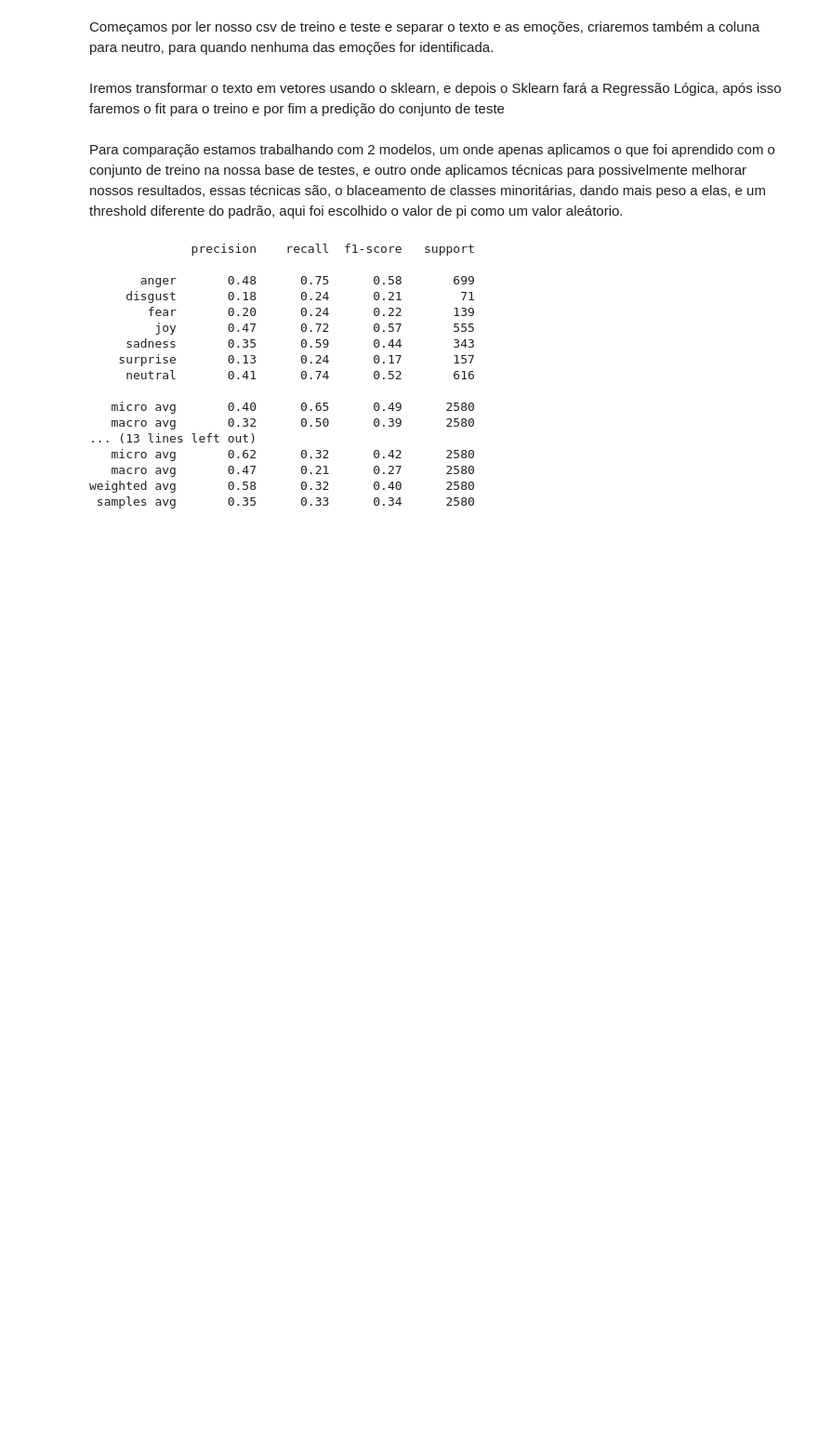
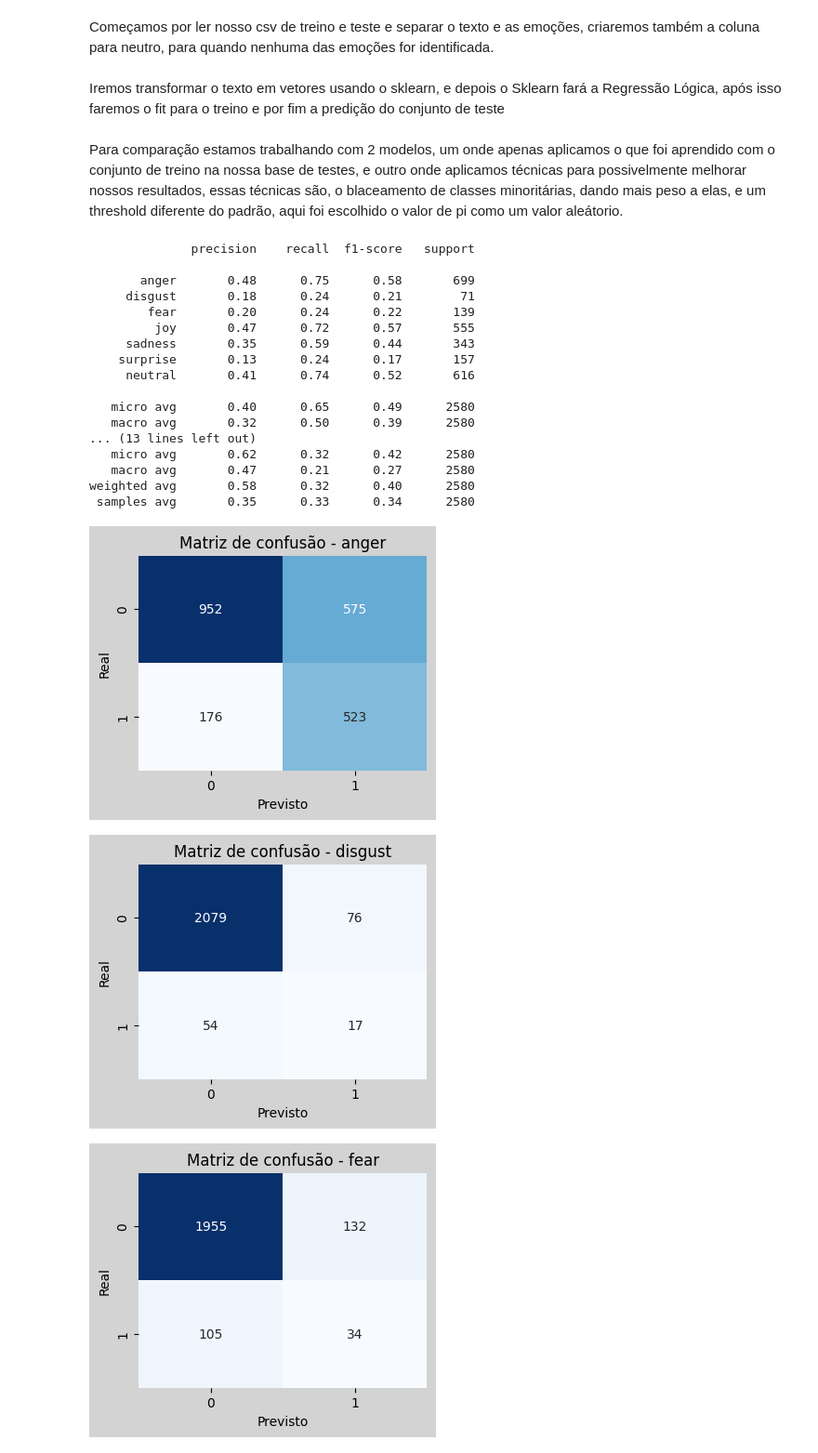
Before and after one commit to mfollypp/IA-PLN, a Jupyter notebook: abordagem_classica/tfidf_logicregression.ipynb, the cells around one changed output. Shown: that part at 93% size. Cells and saved outputs as stored; diff of their text form; code cells hidden in the pictures; blank space fills up the shorter version.

Commit message:
Começo do relatorio e matrizes criados

```diff
--- a/abordagem_classica/tfidf_logicregression.ipynb
+++ b/abordagem_classica/tfidf_logicregression.ipynb
@@ -73,3 +73,24 @@ print(classification_report(emocao_teste, predi_sem_bal, target_names=emocao_tes
    macro avg       0.47      0.21      0.27      2580
 weighted avg       0.58      0.32      0.40      2580
  samples avg       0.35      0.33      0.34      2580
+# %%
+from sklearn.metrics import confusion_matrix
+import matplotlib.pyplot as plt
+import seaborn as sns
+
+for emocoes in emocao_teste.columns:
+    verdadeiro = emocao_teste[emocoes].values
+    predicao = predi[:, list(emocao_teste.columns).index(emocoes)]
+
+    matriz = confusion_matrix(verdadeiro, predicao)
+
+    plt.figure(figsize=(4, 3), facecolor='lightgray')
+    sns.heatmap(matriz, annot=True, fmt="d", cmap="Blues", cbar=False)
+    plt.title(f'Matriz de confusão - {emocoes}')
+    plt.xlabel('Previsto')
+    plt.ylabel('Real')
+    plt.show()
+# %% [output]
+[figure, added]
+[figure, added]
+[figure, added]
```
Also changed, not shown: parts of 1 cell of this notebook.
